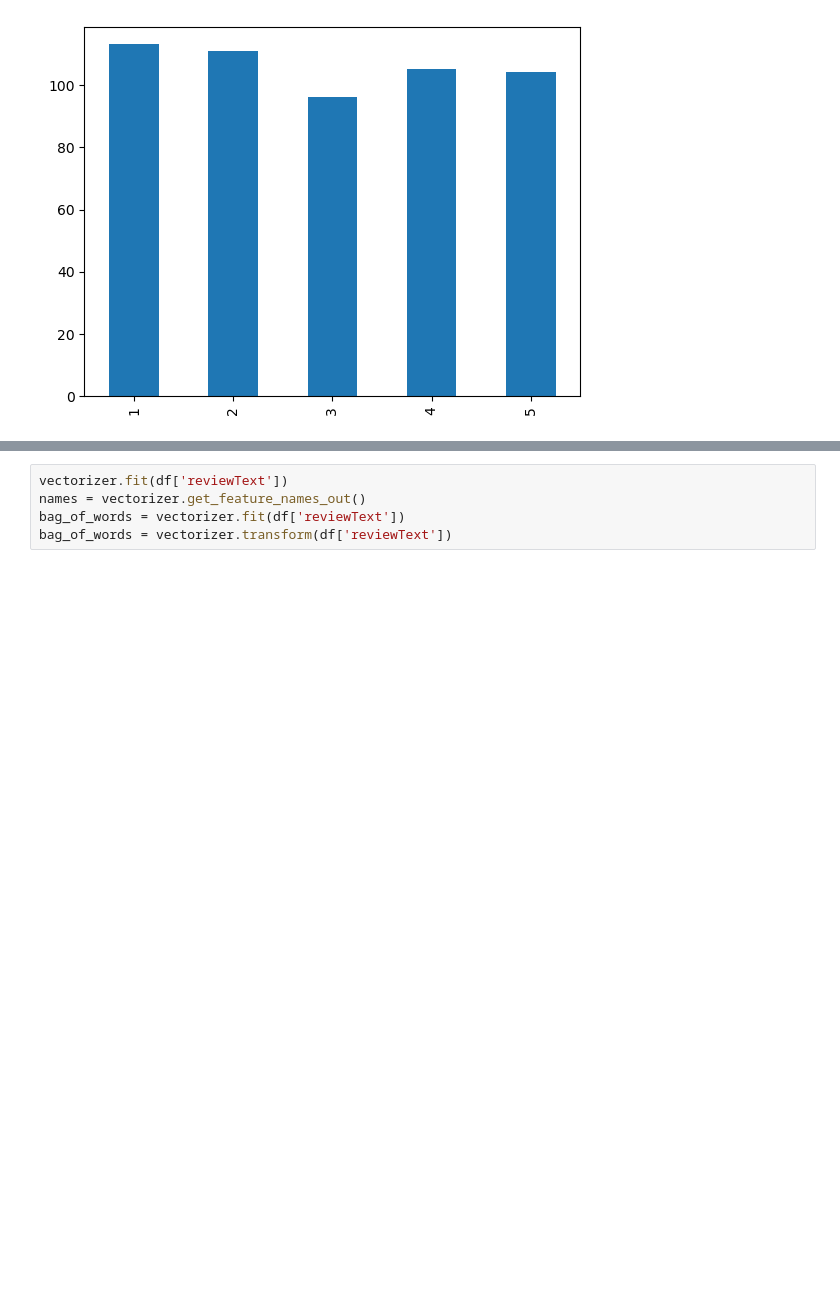
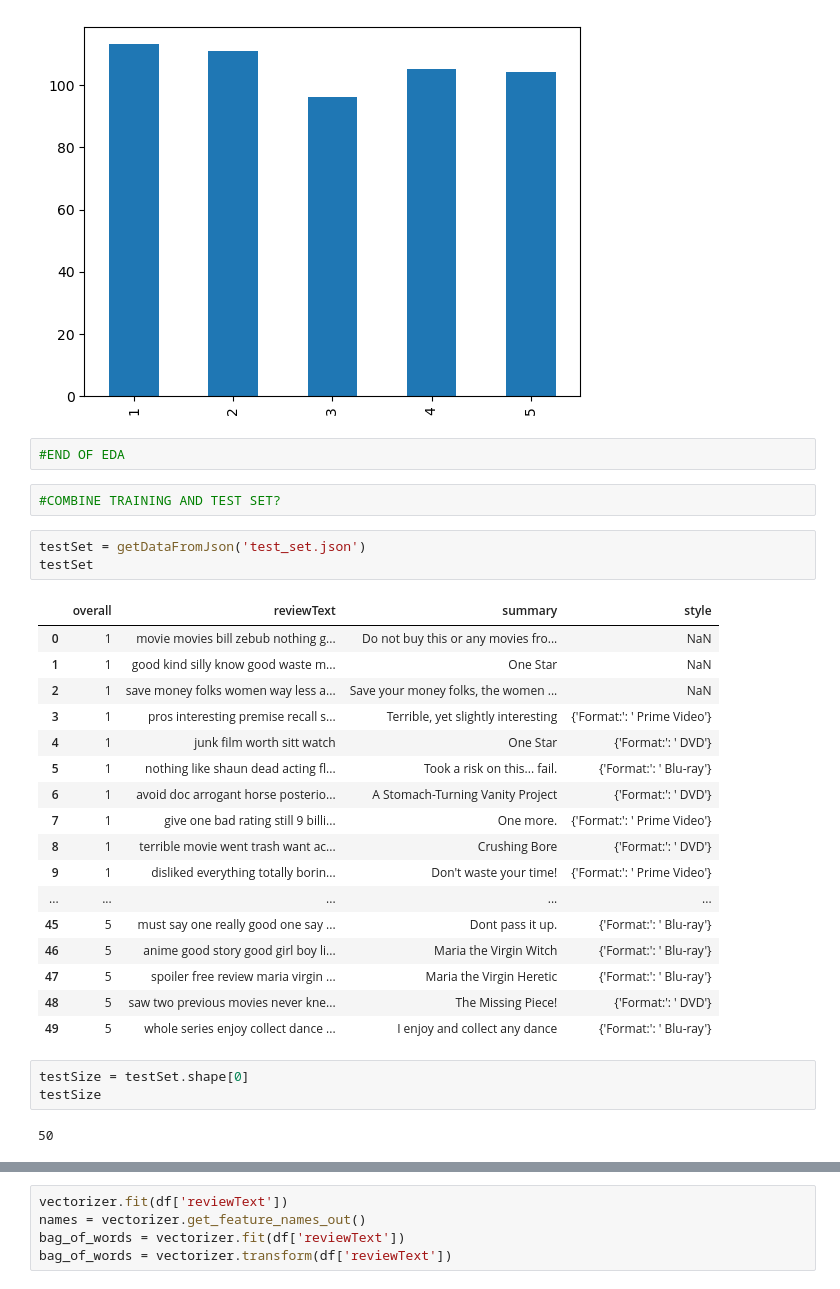
Before and after one commit to darrkest/CS105_Final_Project, a Jupyter notebook: CS105_FinalProject.ipynb, the cells around one changed output, grey strips where cells are left out. Drawn from its saved outputs; the diff is of its cells as text; blank space fills up the shorter version.

```diff
--- a/CS105_FinalProject.ipynb
+++ b/CS105_FinalProject.ipynb
@@ -123,3 +134,33 @@ pdf.plot.bar()
 # %% [output]
 <Axes: >
 [figure]
+# %%
+#END OF EDA
+# %%
+#COMBINE TRAINING AND TEST SET?
+# %%
+testSet = getDataFromJson('test_set.json')
+testSet
+# %% [output]
+|  | overall | reviewText | summary | style |
+| 0 | 1 | movie movies bill zebub nothing g... | Do not buy this or any movies fro... | NaN |
+| 1 | 1 | good kind silly know good waste m... | One Star | NaN |
+| 2 | 1 | save money folks women way less a... | Save your money folks, the women ... | NaN |
+| 3 | 1 | pros interesting premise recall s... | Terrible, yet slightly interesting | {'Format:': ' Prime Video'} |
+| 4 | 1 | junk film worth sitt watch | One Star | {'Format:': ' DVD'} |
+| 5 | 1 | nothing like shaun dead acting fl... | Took a risk on this... fail. | {'Format:': ' Blu-ray'} |
+| 6 | 1 | avoid doc arrogant horse posterio... | A Stomach-Turning Vanity Project | {'Format:': ' DVD'} |
+| 7 | 1 | give one bad rating still 9 billi... | One more. | {'Format:': ' Prime Video'} |
+| 8 | 1 | terrible movie went trash want ac... | Crushing Bore | {'Format:': ' DVD'} |
+| 9 | 1 | disliked everything totally borin... | Don't waste your time! | {'Format:': ' Prime Video'} |
+| ... | ... | ... | ... | ... |
+| 45 | 5 | must say one really good one say ... | Dont pass it up. | {'Format:': ' Blu-ray'} |
+| 46 | 5 | anime good story good girl boy li... | Maria the Virgin Witch | {'Format:': ' Blu-ray'} |
+| 47 | 5 | spoiler free review maria virgin ... | Maria the Virgin Heretic | {'Format:': ' Blu-ray'} |
+| 48 | 5 | saw two previous movies never kne... | The Missing Piece! | {'Format:': ' DVD'} |
+| 49 | 5 | whole series enjoy collect dance ... | I enjoy and collect any dance | {'Format:': ' Blu-ray'} |
+# %%
+testSize = testSet.shape[0]
+testSize
+# %% [output]
+50
```
Also changed, not shown: parts of 23 cells of this notebook.
